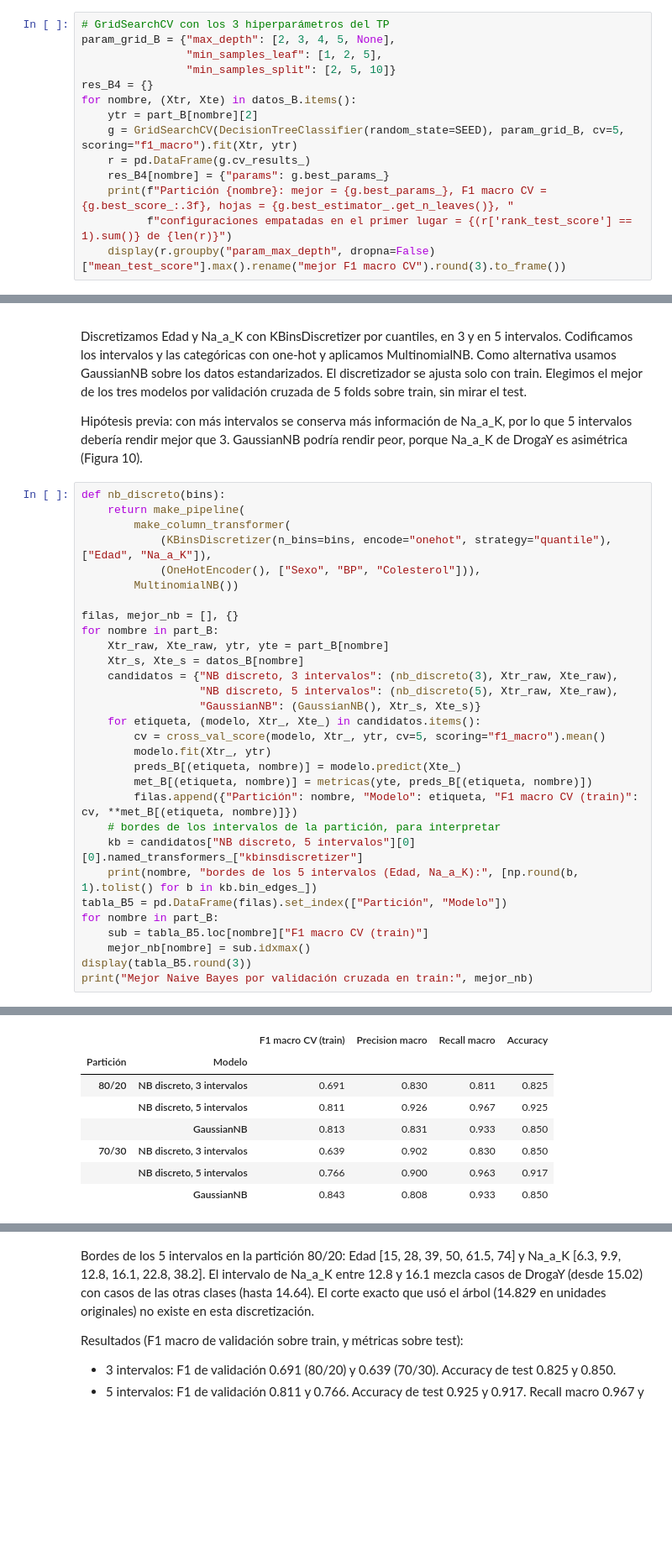
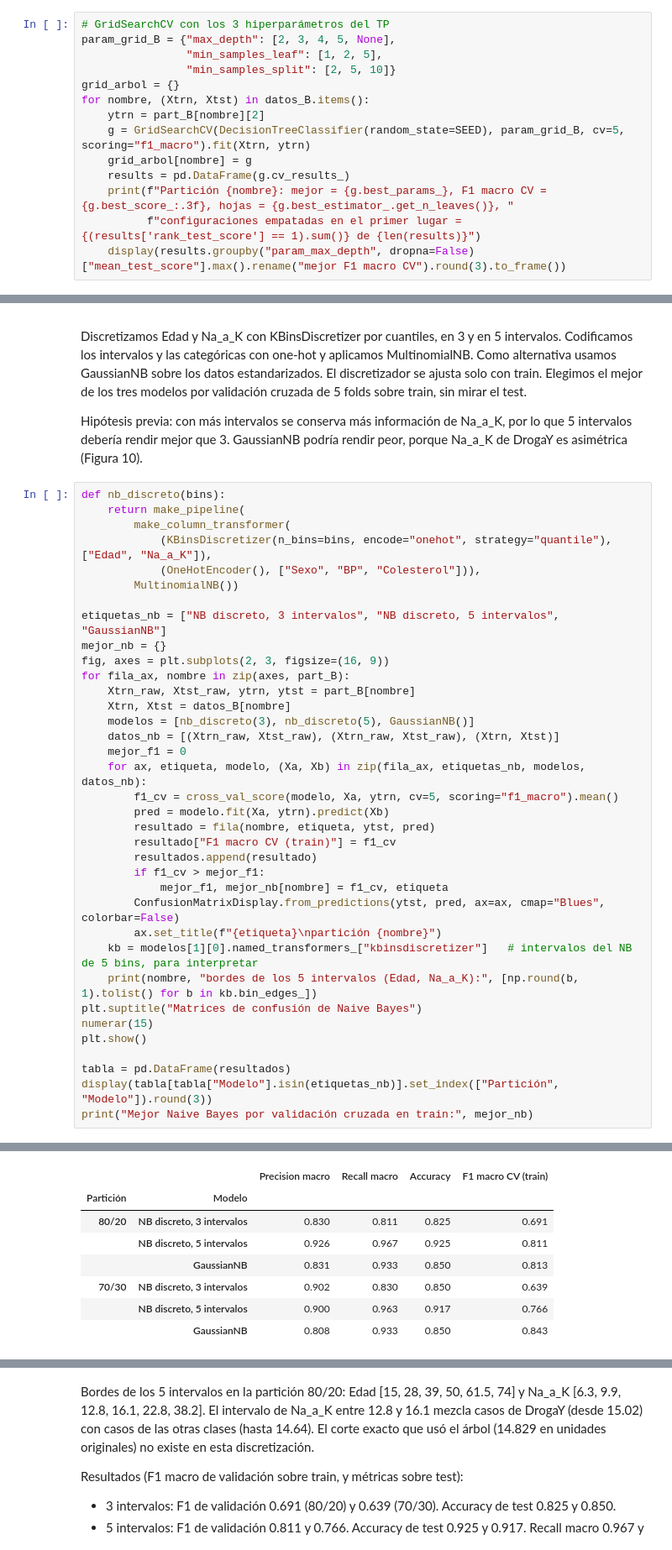
Before and after one commit to winttita/TP_MD_Frank_Winter, a Jupyter notebook: TP2/TP2_MD_Frank_Winter.ipynb, the cells around one changed output, grey strips where cells are left out. Shown at 84% size. Drawn from its saved outputs; the diff is of its cells as text; blank space fills up the shorter version.

```diff
--- a/TP2/TP2_MD_Frank_Winter.ipynb
+++ b/TP2/TP2_MD_Frank_Winter.ipynb
@@ -633,15 +634,15 @@ Hipótesis previa: la raíz del árbol usará Na_a_K, y BP y Colesterol aparecer
 param_grid_B = {"max_depth": [2, 3, 4, 5, None],
                 "min_samples_leaf": [1, 2, 5],
                 "min_samples_split": [2, 5, 10]}
-res_B4 = {}
-for nombre, (Xtr, Xte) in datos_B.items():
-    ytr = part_B[nombre][2]
-    g = GridSearchCV(DecisionTreeClassifier(random_state=SEED), param_grid_B, cv=5, scoring="f1_macro").fit(Xtr, ytr)
-    r = pd.DataFrame(g.cv_results_)
-    res_B4[nombre] = {"params": g.best_params_}
+grid_arbol = {}
+for nombre, (Xtrn, Xtst) in datos_B.items():
+    ytrn = part_B[nombre][2]
+    g = GridSearchCV(DecisionTreeClassifier(random_state=SEED), param_grid_B, cv=5, scoring="f1_macro").fit(Xtrn, ytrn)
+    grid_arbol[nombre] = g
+    results = pd.DataFrame(g.cv_results_)
     print(f"Partición {nombre}: mejor = {g.best_params_}, F1 macro CV = {g.best_score_:.3f}, hojas = {g.best_estimator_.get_n_leaves()}, "
-          f"configuraciones empatadas en el primer lugar = {(r['rank_test_score'] == 1).sum()} de {len(r)}")
-    display(r.groupby("param_max_depth", dropna=False)["mean_test_score"].max().rename("mejor F1 macro CV").round(3).to_frame())
+          f"configuraciones empatadas en el primer lugar = {(results['rank_test_score'] == 1).sum()} de {len(results)}")
+    display(results.groupby("param_max_depth", dropna=False)["mean_test_score"].max().rename("mejor F1 macro CV").round(3).to_frame())
 # %% [output]
 Partición 80/20: mejor = {'max_depth': 4, 'min_samples_leaf': 1, 'min_samples_split': 2}, F1 macro CV = 0.966, hojas = 6, configuraciones empatadas en el primer lugar = 27 de 45
 |  | mejor F1 macro CV |
@@ -758,27 +759,33 @@ def nb_discreto(bins):
             (OneHotEncoder(), ["Sexo", "BP", "Colesterol"])),
         MultinomialNB())
 
-filas, mejor_nb = [], {}
-for nombre in part_B:
-    Xtr_raw, Xte_raw, ytr, yte = part_B[nombre]
-    Xtr_s, Xte_s = datos_B[nombre]
-    candidatos = {"NB discreto, 3 intervalos": (nb_discreto(3), Xtr_raw, Xte_raw),
-                  "NB discreto, 5 intervalos": (nb_discreto(5), Xtr_raw, Xte_raw),
-                  "GaussianNB": (GaussianNB(), Xtr_s, Xte_s)}
-    for etiqueta, (modelo, Xtr_, Xte_) in candidatos.items():
-        cv = cross_val_score(modelo, Xtr_, ytr, cv=5, scoring="f1_macro").mean()
-        modelo.fit(Xtr_, ytr)
-        preds_B[(etiqueta, nombre)] = modelo.predict(Xte_)
-        met_B[(etiqueta, nombre)] = metricas(yte, preds_B[(etiqueta, nombre)])
-        filas.append({"Partición": nombre, "Modelo": etiqueta, "F1 macro CV (train)": cv, **met_B[(etiqueta, nombre)]})
-    # bordes de los intervalos de la partición, para interpretar
-    kb = candidatos["NB discreto, 5 intervalos"][0][0].named_transformers_["kbinsdiscretizer"]
+etiquetas_nb = ["NB discreto, 3 intervalos", "NB discreto, 5 intervalos", "GaussianNB"]
+mejor_nb = {}
+fig, axes = plt.subplots(2, 3, figsize=(16, 9))
+for fila_ax, nombre in zip(axes, part_B):
+    Xtrn_raw, Xtst_raw, ytrn, ytst = part_B[nombre]
+    Xtrn, Xtst = datos_B[nombre]
+    modelos = [nb_discreto(3), nb_discreto(5), GaussianNB()]
+    datos_nb = [(Xtrn_raw, Xtst_raw), (Xtrn_raw, Xtst_raw), (Xtrn, Xtst)]
+    mejor_f1 = 0
+    for ax, etiqueta, modelo, (Xa, Xb) in zip(fila_ax, etiquetas_nb, modelos, datos_nb):
+        f1_cv = cross_val_score(modelo, Xa, ytrn, cv=5, scoring="f1_macro").mean()
+        pred = modelo.fit(Xa, ytrn).predict(Xb)
+        resultado = fila(nombre, etiqueta, ytst, pred)
+        resultado["F1 macro CV (train)"] = f1_cv
+        resultados.append(resultado)
+        if f1_cv > mejor_f1:
+            mejor_f1, mejor_nb[nombre] = f1_cv, etiqueta
+        ConfusionMatrixDisplay.from_predictions(ytst, pred, ax=ax, cmap="Blues", colorbar=False)
+        ax.set_title(f"{etiqueta}\npartición {nombre}")
+    kb = modelos[1][0].named_transformers_["kbinsdiscretizer"]   # intervalos del NB de 5 bins, para interpretar
     print(nombre, "bordes de los 5 intervalos (Edad, Na_a_K):", [np.round(b, 1).tolist() for b in kb.bin_edges_])
-tabla_B5 = pd.DataFrame(filas).set_index(["Partición", "Modelo"])
-for nombre in part_B:
-    sub = tabla_B5.loc[nombre]["F1 macro CV (train)"]
-    mejor_nb[nombre] = sub.idxmax()
-display(tabla_B5.round(3))
+plt.suptitle("Matrices de confusión de Naive Bayes")
+numerar(15)
+plt.show()
+
+tabla = pd.DataFrame(resultados)
+display(tabla[tabla["Modelo"].isin(etiquetas_nb)].set_index(["Partición", "Modelo"]).round(3))
 print("Mejor Naive Bayes por validación cruzada en train:", mejor_nb)
 # %% [output]
 80/20 bordes de los 5 intervalos (Edad, Na_a_K): [[15.0, 28.0, 39.0, 50.0, 61.5, 74.0], [6.3, 9.9, 12.8, 16.1, 22.8, 38.2]]
@@ -786,9 +794,9 @@ print("Mejor Naive Bayes por validación cruzada en train:", mejor_nb)
-|  |  | F1 macro CV (train) | Precision macro | Recall macro | Accuracy |
+|  |  | Precision macro | Recall macro | Accuracy | F1 macro CV (train) |
 | Partición | Modelo |  |  |  |  |
-| 80/20 | NB discreto, 3 intervalos | 0.691 | 0.830 | 0.811 | 0.825 |
-|  | NB discreto, 5 intervalos | 0.811 | 0.926 | 0.967 | 0.925 |
-|  | GaussianNB | 0.813 | 0.831 | 0.933 | 0.850 |
-| 70/30 | NB discreto, 3 intervalos | 0.639 | 0.902 | 0.830 | 0.850 |
-|  | NB discreto, 5 intervalos | 0.766 | 0.900 | 0.963 | 0.917 |
-|  | GaussianNB | 0.843 | 0.808 | 0.933 | 0.850 |
+| 80/20 | NB discreto, 3 intervalos | 0.830 | 0.811 | 0.825 | 0.691 |
+|  | NB discreto, 5 intervalos | 0.926 | 0.967 | 0.925 | 0.811 |
+|  | GaussianNB | 0.831 | 0.933 | 0.850 | 0.813 |
+| 70/30 | NB discreto, 3 intervalos | 0.902 | 0.830 | 0.850 | 0.639 |
+|  | NB discreto, 5 intervalos | 0.900 | 0.963 | 0.917 | 0.766 |
+|  | GaussianNB | 0.808 | 0.933 | 0.850 | 0.843 |
 Mejor Naive Bayes por validación cruzada en train: {'80/20': 'GaussianNB', '70/30': 'GaussianNB'}
```
Also changed, not shown: parts of 8 cells of this notebook.
